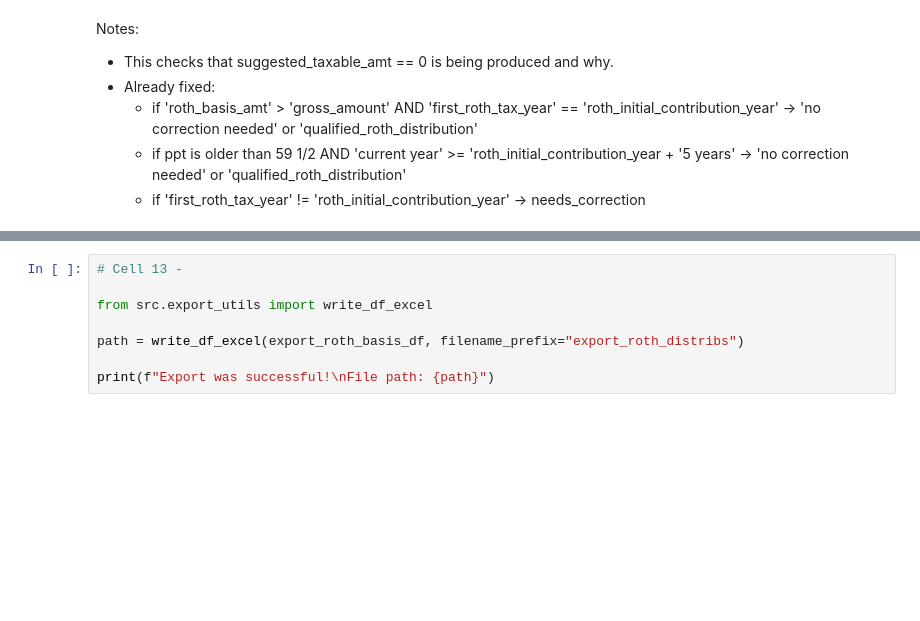
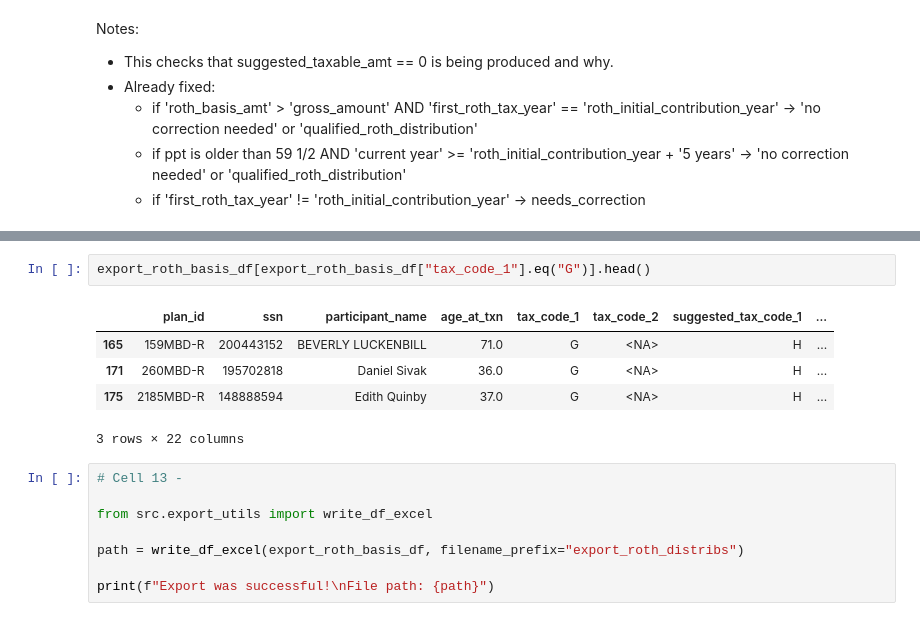
Before and after one commit to manuel-reyes-ml/1099_reconciliation_pipeline, a Jupyter notebook: notebooks/05_match_roth_basis_analysis.ipynb, the cells around one changed output, grey strips where cells are left out. Saved outputs shown, nothing was run; the diff lists cells and outputs as text; blank space fills up the shorter version.

```diff
--- a/notebooks/05_match_roth_basis_analysis.ipynb
+++ b/notebooks/05_match_roth_basis_analysis.ipynb
@@ -353,3 +360,11 @@ export_roth_basis_df[export_roth_basis_df["tax_code_1"].eq("4")].head()
+# %%
+export_roth_basis_df[export_roth_basis_df["tax_code_1"].eq("G")].head()
+# %% [output]
+|  | plan_id | ssn | participant_name | age_at_txn | tax_code_1 | tax_code_2 | suggested_tax_code_1 | ... |
+| 165 | 159MBD-R | 200443152 | BEVERLY LUCKENBILL | 71.0 | G | <NA> | H | ... |
+| 171 | 260MBD-R | 195702818 | Daniel Sivak | 36.0 | G | <NA> | H | ... |
+| 175 | 2185MBD-R | 148888594 | Edith Quinby | 37.0 | G | <NA> | H | ... |
+3 rows × 22 columns
 # %%
 # Cell 13 -
 
```
Also changed, not shown: parts of 8 cells of this notebook.
